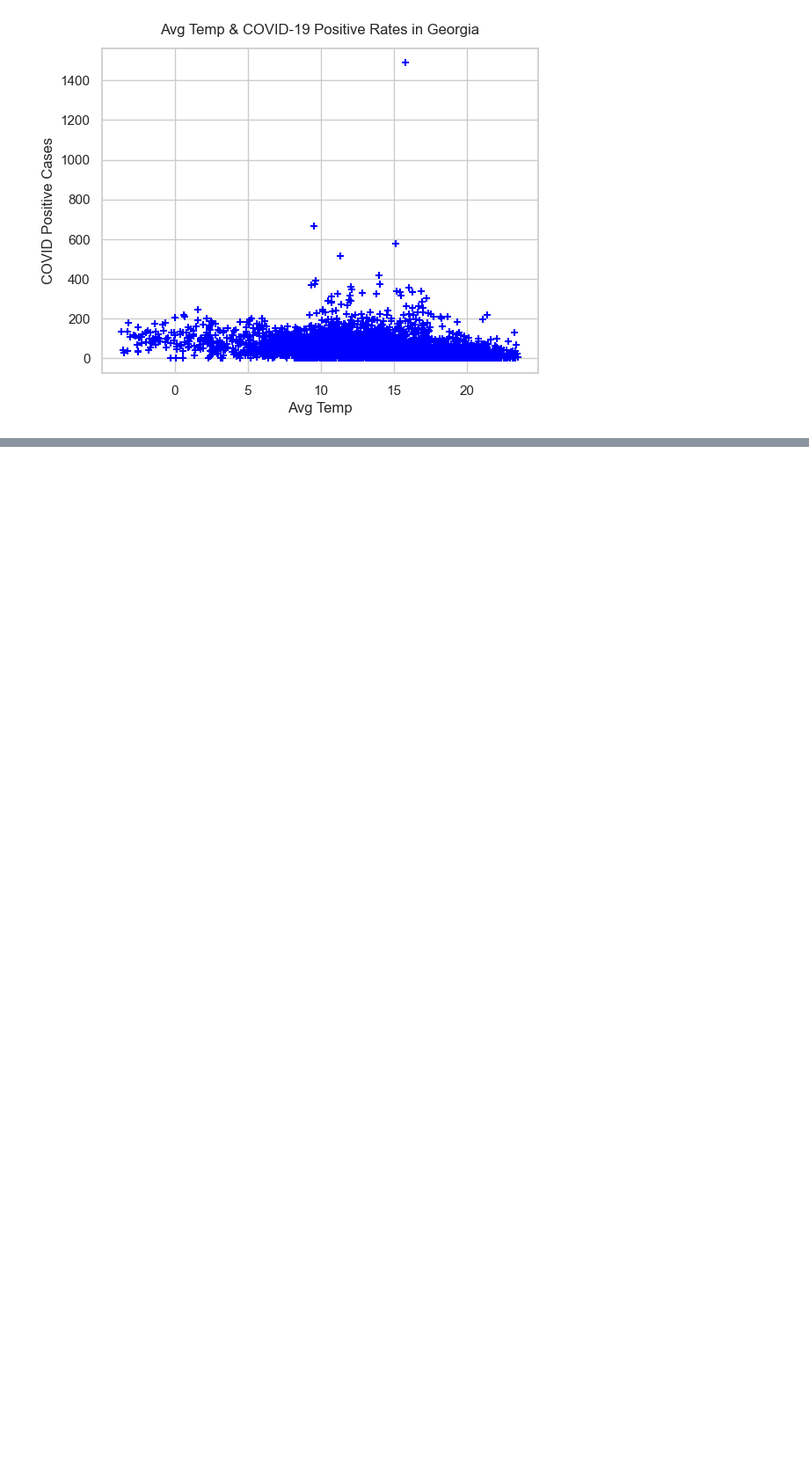
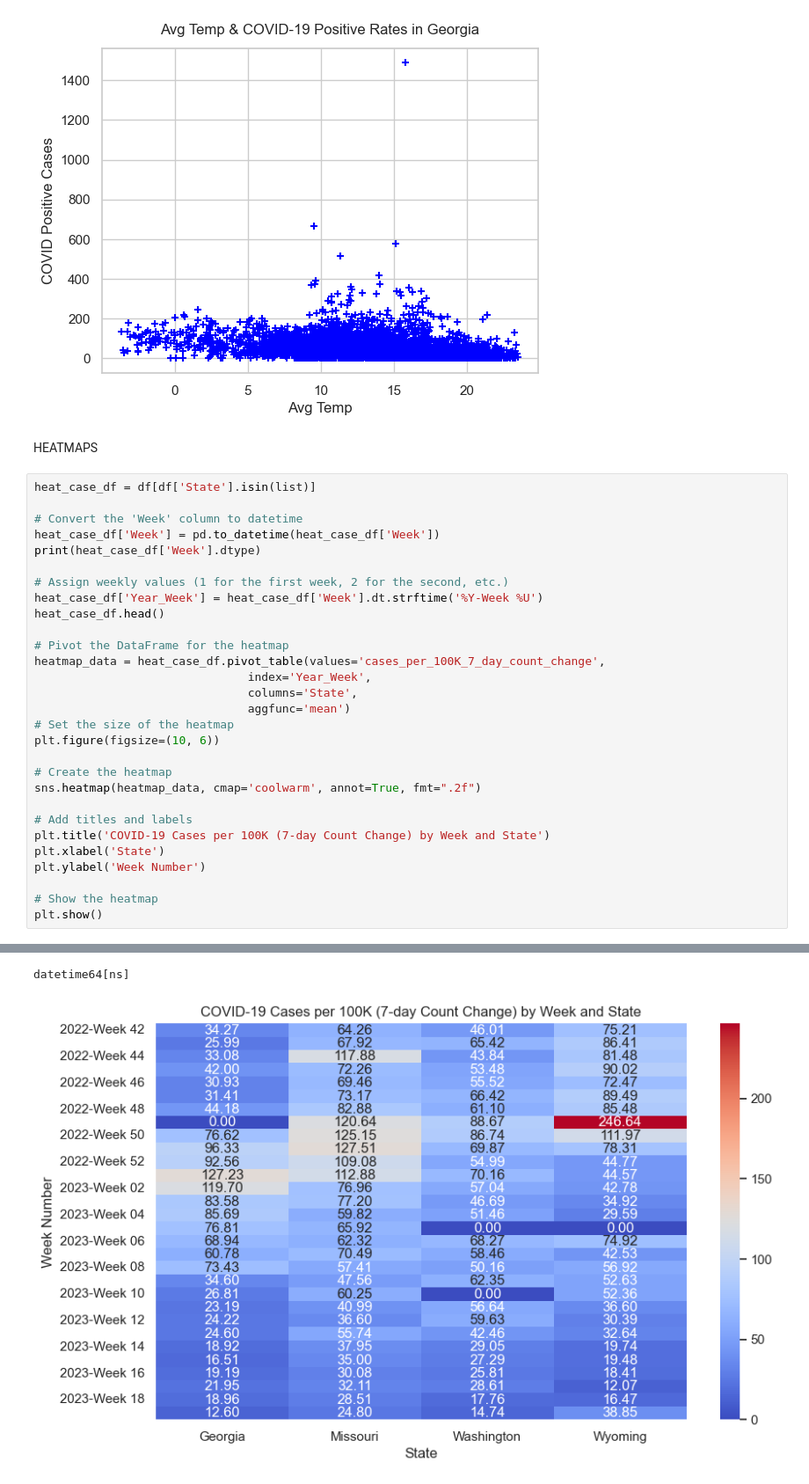
Before and after one commit to iiqueenizzy13/AbtGlobal_1B, a Jupyter notebook: avg_temp_visualizations.ipynb, the cells around one changed output, grey strips where cells are left out. Shown at 88% size. Drawn from its saved outputs; the diff is of its cells as text; blank space fills up the shorter version.

Commit message:
heatmaps!

```diff
--- a/avg_temp_visualizations.ipynb
+++ b/avg_temp_visualizations.ipynb
@@ -246,3 +246,35 @@ for state in states_list:
 [figure]
 [figure]
 [figure]
+# %% [markdown]
+HEATMAPS
+# %%
+heat_case_df = df[df['State'].isin(list)]
+
+# Convert the 'Week' column to datetime
+heat_case_df['Week'] = pd.to_datetime(heat_case_df['Week'])
+print(heat_case_df['Week'].dtype)
+
+# Assign weekly values (1 for the first week, 2 for the second, etc.)
+heat_case_df['Year_Week'] = heat_case_df['Week'].dt.strftime('%Y-Week %U')
+heat_case_df.head()
+
+# Pivot the DataFrame for the heatmap
+heatmap_data = heat_case_df.pivot_table(values='cases_per_100K_7_day_count_change',
+                               index='Year_Week',
+                               columns='State',
+                               aggfunc='mean')
+# Set the size of the heatmap
+plt.figure(figsize=(10, 6))
+
+# Create the heatmap
+sns.heatmap(heatmap_data, cmap='coolwarm', annot=True, fmt=".2f")
+
+# Add titles and labels
+plt.title('COVID-19 Cases per 100K (7-day Count Change) by Week and State')
+plt.xlabel('State')
+plt.ylabel('Week Number')
+
+# Show the heatmap
+plt.show()
+# %% [output]
@@ -248,0 +291,2 @@ for state in states_list:
+datetime64[ns]
+[figure, added]
```
Also changed, not shown: parts of 3 cells of this notebook.
